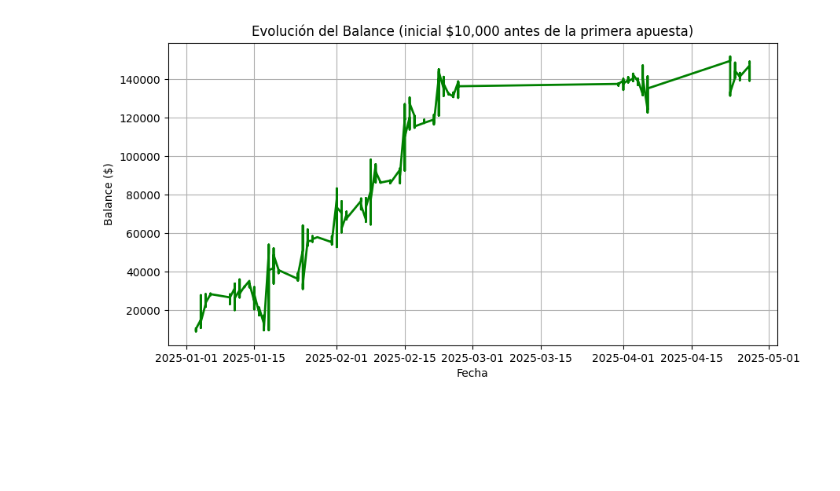
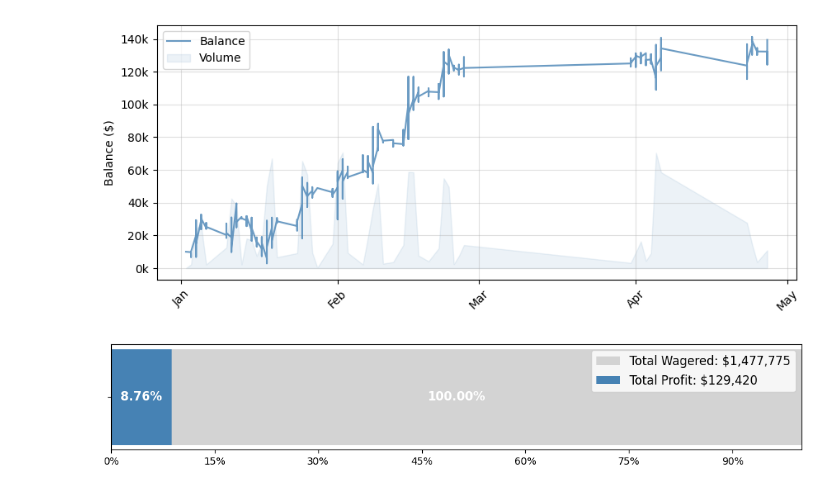
Before and after one commit to venomio5/soccer-prediction-analysis, a Jupyter notebook: src/profitability_analysis.ipynb, the cells around one changed output. Drawn from its saved outputs; the diff is of its cells as text; code cells hidden in the pictures; blank space fills up the shorter version.

```diff
--- a/src/profitability_analysis.ipynb
+++ b/src/profitability_analysis.ipynb
@@ -26,10 +28,61 @@ df
+# %%
+start_row = pd.DataFrame({
+    'Date': [df['Date'].iloc[0] - pd.Timedelta(days=1)],
+    'Balance': [10000]
+})
+df_plot = pd.concat([start_row, df[['Date', 'Balance']]]).reset_index(drop=True)
+
+daily_bets = df.groupby('Date').size().reset_index(name='Number_of_Bets')
+
+df_plot = df_plot.merge(daily_bets, on='Date', how='left')
+
+df_plot['Number_of_Bets'] = df_plot['Number_of_Bets'].fillna(0)
 # %%
-plt.figure(figsize=(10,5))
-plt.plot(df['Date'], df['Balance'], lw=2, color='green')
-plt.title("Evolución del Balance (inicial $10,000 antes de la primera apuesta)")
-plt.xlabel("Fecha")
-plt.ylabel("Balance ($)")
-plt.grid(True)
+fig, ax1 = plt.subplots(figsize=(10, 4))
+
+# Plot balance
+ax1.plot(df_plot['Date'], df_plot['Balance'], lw=1.5, color='steelblue', alpha=0.8, label='Balance')
+ax1.set_ylabel("Balance ($)")
+ax1.grid(True, alpha=0.4)
+ax1.yaxis.set_major_formatter(ticker.FuncFormatter(lambda x, pos: f'{x/1000:.0f}k'))
+ax1.xaxis.set_major_formatter(mdates.DateFormatter('%b'))
+ax1.xaxis.set_major_locator(mdates.MonthLocator())
+plt.xticks(rotation=45)
+
+volume_scaled = df_plot['Number_of_Bets'] * df_plot['Balance'].max() / df_plot['Number_of_Bets'].max() * 0.5
+
+ax1.fill_between(df_plot['Date'], 0, volume_scaled, color='steelblue', alpha=0.1, label='Volume')
+
+ax1.legend(loc='upper left')
 plt.show()
 # %% [output]
-[figure, old version]
+[figure, new version]
+# %%
+def dollar_to_percent(x, pos):
+    return f'{x / total_wagered * 100:.0f}%'
+
+total_profit = df['PL Amount'].sum()
+total_wagered = df['Bet Amount'].sum()
+roi = (total_profit / total_wagered)
+
+fig, ax = plt.subplots(figsize=(10, 2))
+
+ax.barh([''], [total_wagered], color='lightgray', label=f'Total Wagered: ${total_wagered:,.0f}')
+ax.barh([''], [total_profit], color='steelblue', label=f'Total Profit: ${total_profit:,.0f}')
+
+ax.set_xlim(0, total_wagered)
+percent_ticks = np.arange(0, 101, 15)
+tick_positions = (percent_ticks / 100) * total_wagered
+ax.set_xticks(tick_positions)
+ax.xaxis.set_major_formatter(ticker.FuncFormatter(dollar_to_percent))
+
+ax.text(total_profit / 2, 0, f'{roi:.2%}', ha='center', va='center',
+        color='white', fontweight='bold', fontsize=12)
+ax.text(total_wagered / 2, 0, f'{1:.2%}', ha='center', va='center',
+        color='white', fontweight='bold', fontsize=12)
+
+ax.legend(loc="upper right", fontsize=12)
+plt.tight_layout()
+plt.show()
+# %% [output]
+[figure, added]
```
Also changed, not shown: parts of 10 cells of this notebook, 19 other files.
